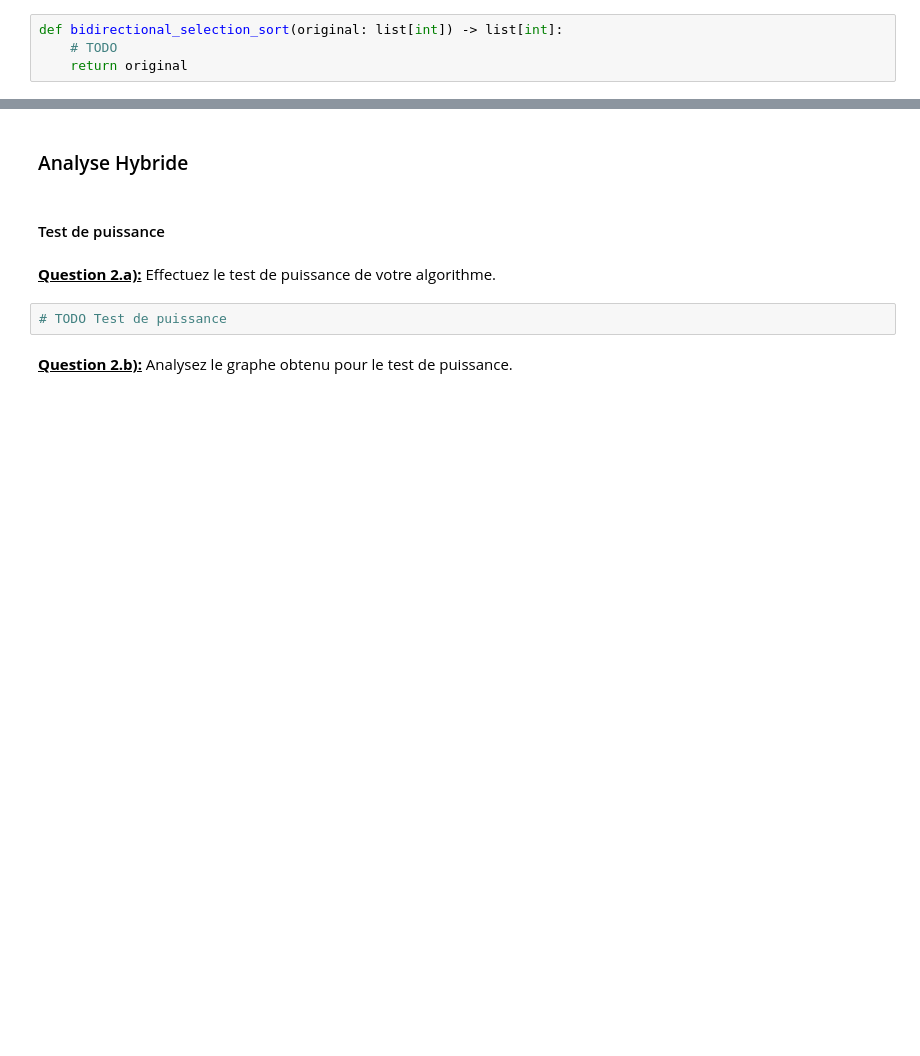
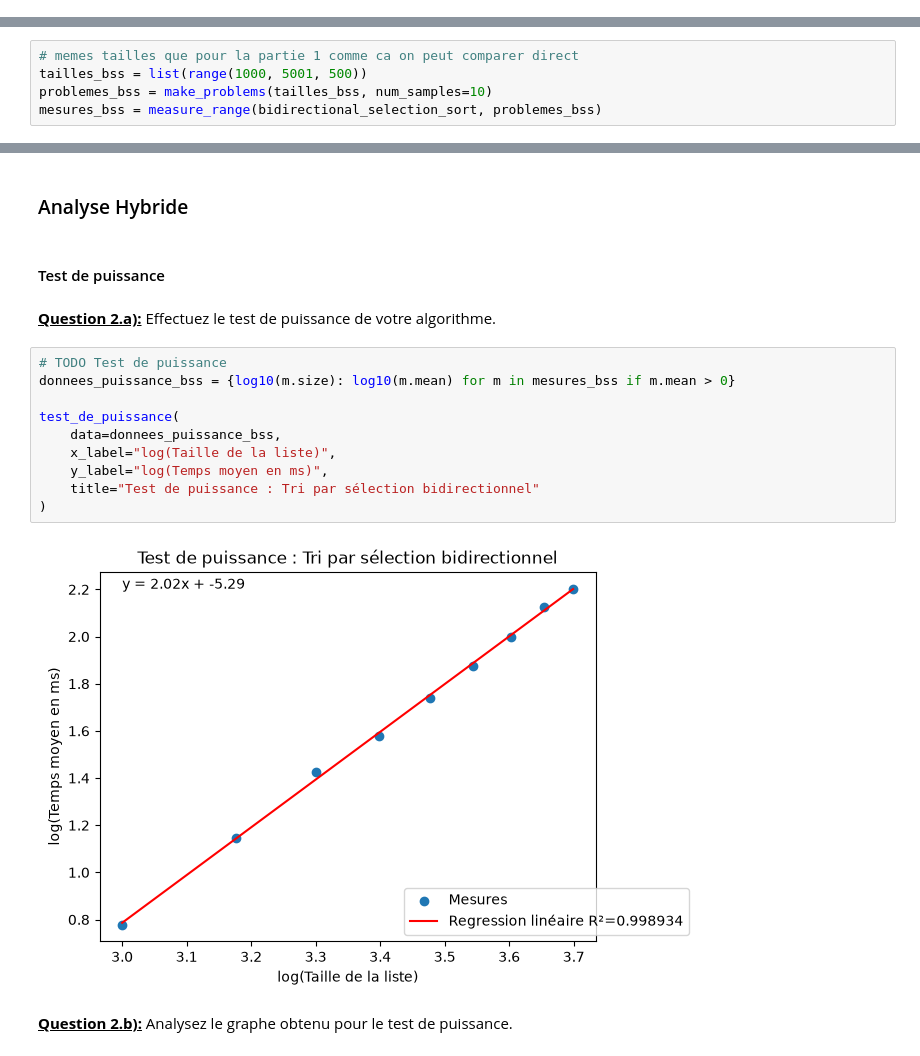
Before and after one commit to thguih/INF8775_TP1, a Jupyter notebook: tp1.ipynb, the cells around one changed output, grey strips where cells are left out. Drawn from its saved outputs; the diff is of its cells as text; blank space fills up the shorter version.

Commit message:
partie 1 et 2 terminée

```diff
--- a/tp1.ipynb
+++ b/tp1.ipynb
@@ -474,7 +508,3 @@ test_de_rapport(
 <u>**Question 1.a):**</u> Implantez l'algorithme de tri Bidirectional Selection sort.
 
 Utilisez la fonction `is_valid_solution` pour valider votre réponse sur quelques exemplaires aléatoires.
-# %%
-def bidirectional_selection_sort(original: list[int]) -> list[int]:
-    # TODO
-    return original
@@ -484,5 +562,10 @@ def bidirectional_selection_sort(original: list[int]) -> list[int]:
 ### Mesures
 # %% [markdown]
 <u>**Question 1.c):**</u> Faites afficher vos mesures dans un tableau avec la fonction `display_data_as_table`.
+# %%
+# memes tailles que pour la partie 1 comme ca on peut comparer direct
+tailles_bss = list(range(1000, 5001, 500))
+problemes_bss = make_problems(tailles_bss, num_samples=10)
+mesures_bss = measure_range(bidirectional_selection_sort, problemes_bss)
 # %%
 # TODO Display data as tables
@@ -492,7 +576,17 @@ def bidirectional_selection_sort(original: list[int]) -> list[int]:
 #### Test de puissance
 # %% [markdown]
 <u>**Question 2.a):**</u> Effectuez le test de puissance de votre algorithme.
-# %%
-# TODO Test de puissance
+# %%
+# TODO Test de puissance
+donnees_puissance_bss = {log10(m.size): log10(m.mean) for m in mesures_bss if m.mean > 0}
+
+test_de_puissance(
+    data=donnees_puissance_bss,
+    x_label="log(Taille de la liste)",
+    y_label="log(Temps moyen en ms)",
+    title="Test de puissance : Tri par sélection bidirectionnel"
+)
+# %% [output]
+[figure, added]
 # %% [markdown]
 <u>**Question 2.b):**</u> Analysez le graphe obtenu pour le test de puissance.
```
Also changed, not shown: parts of 26 cells of this notebook, 1 other file.
